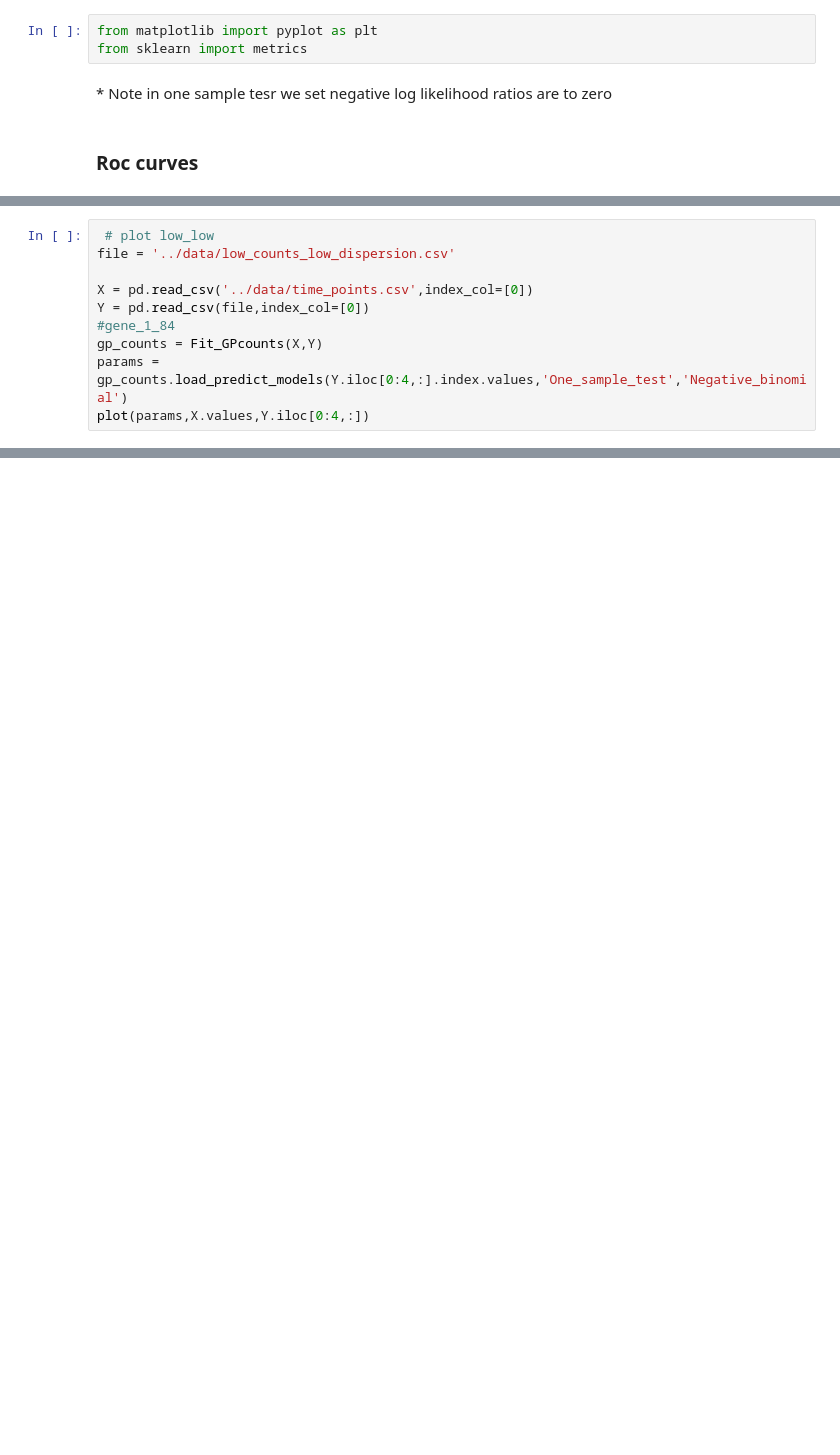
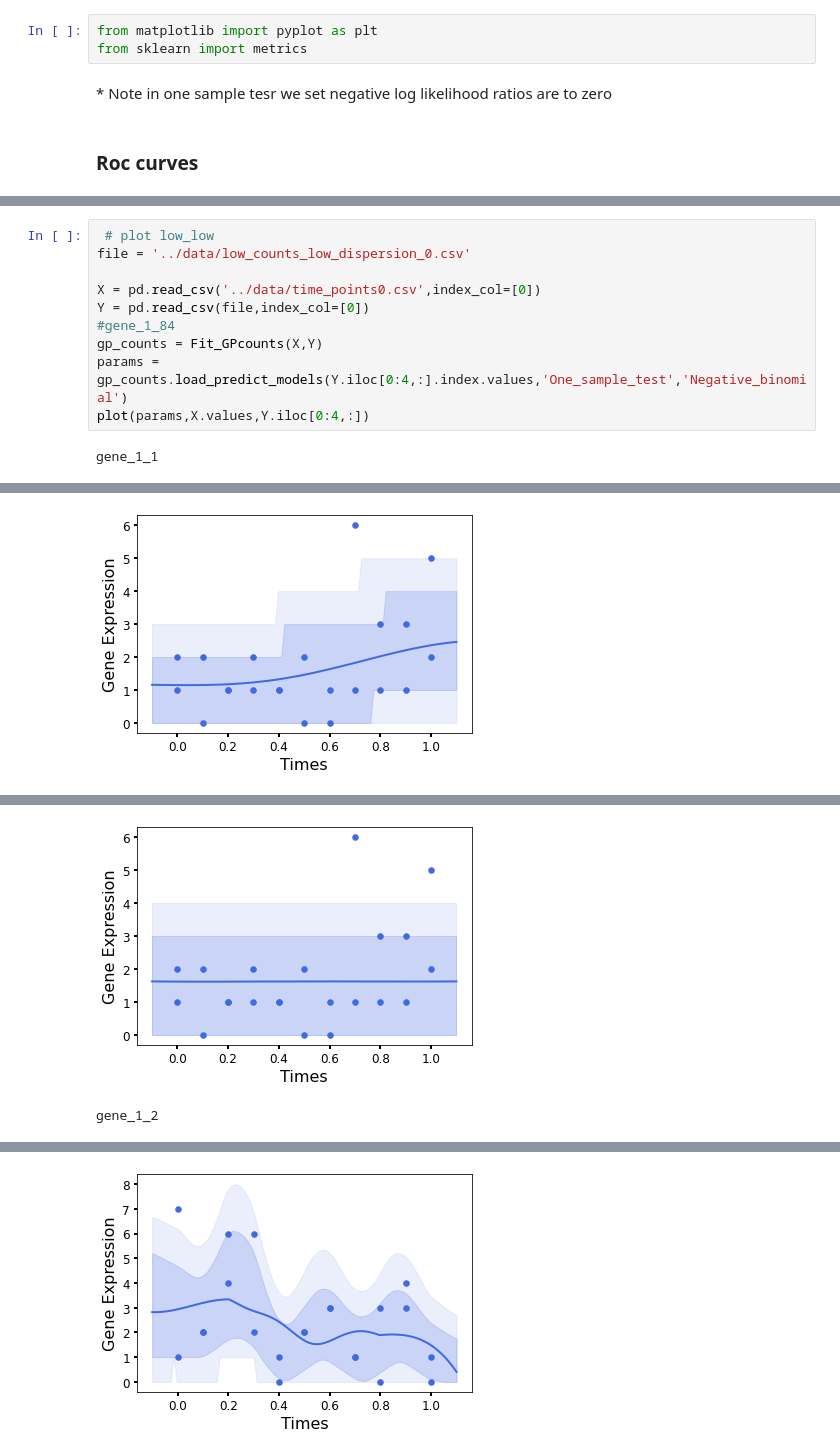
Before and after one commit to ManchesterBioinference/GPcounts, a Jupyter notebook: paper_notebooks/One_sample_test.ipynb, the cells around one changed output, grey strips where cells are left out. Drawn from its saved outputs; the diff is of its cells as text; blank space fills up the shorter version.

```diff
--- a/paper_notebooks/One_sample_test.ipynb
+++ b/paper_notebooks/One_sample_test.ipynb
@@ -126,10 +131,12 @@ high_counts_high_dispersion.csv
 # %%
  # plot low_low
-file = '../data/low_counts_low_dispersion.csv'
+file = '../data/low_counts_low_dispersion_0.csv'
 
-X = pd.read_csv('../data/time_points.csv',index_col=[0])
+X = pd.read_csv('../data/time_points0.csv',index_col=[0])
 Y = pd.read_csv(file,index_col=[0])
 #gene_1_84
 gp_counts = Fit_GPcounts(X,Y)
 params = gp_counts.load_predict_models(Y.iloc[0:4,:].index.values,'One_sample_test','Negative_binomial')
 plot(params,X.values,Y.iloc[0:4,:])
+# %% [output]
+gene_1_1
@@ -135,0 +150 @@ plot(params,X.values,Y.iloc[0:4,:])
+[figure, added]
@@ -135,0 +157,2 @@ plot(params,X.values,Y.iloc[0:4,:])
+[figure, added]
+gene_1_2
@@ -135,0 +166 @@ plot(params,X.values,Y.iloc[0:4,:])
+[figure, added]
```
Also changed, not shown: parts of 7 cells of this notebook, 54 other files.
